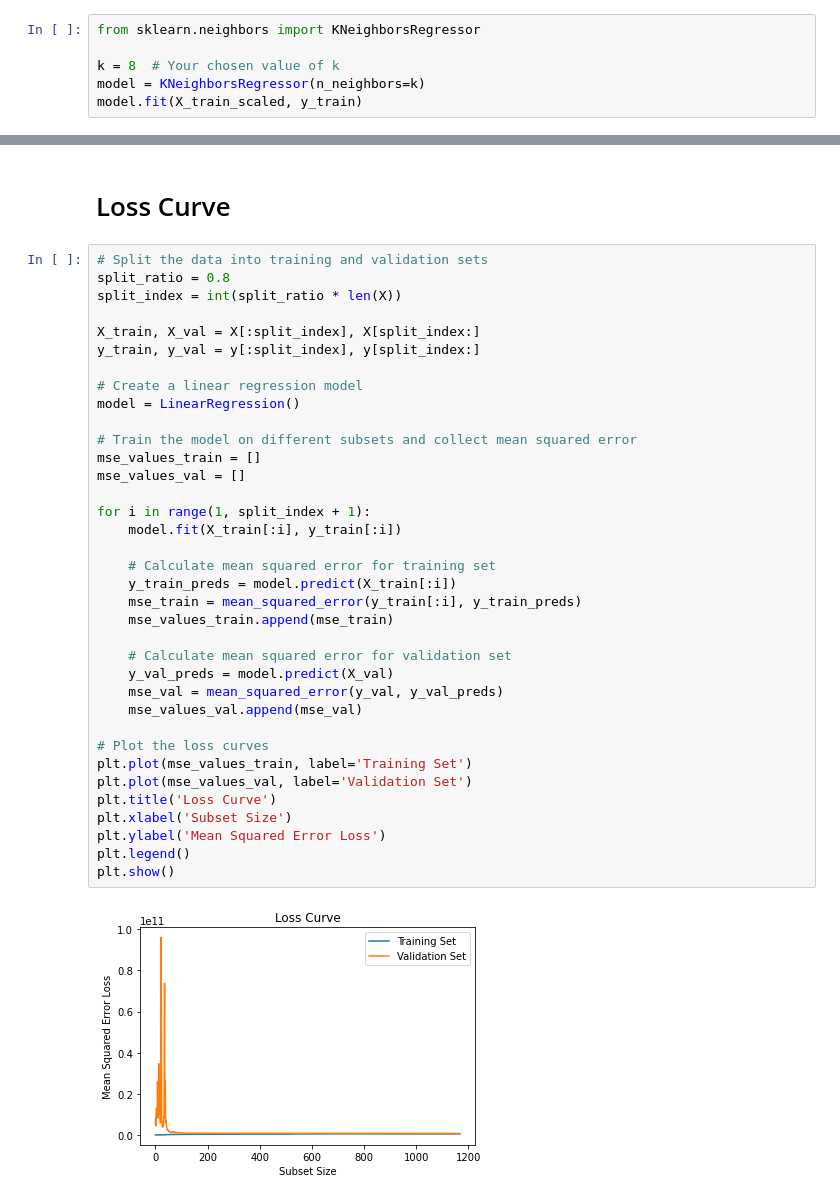
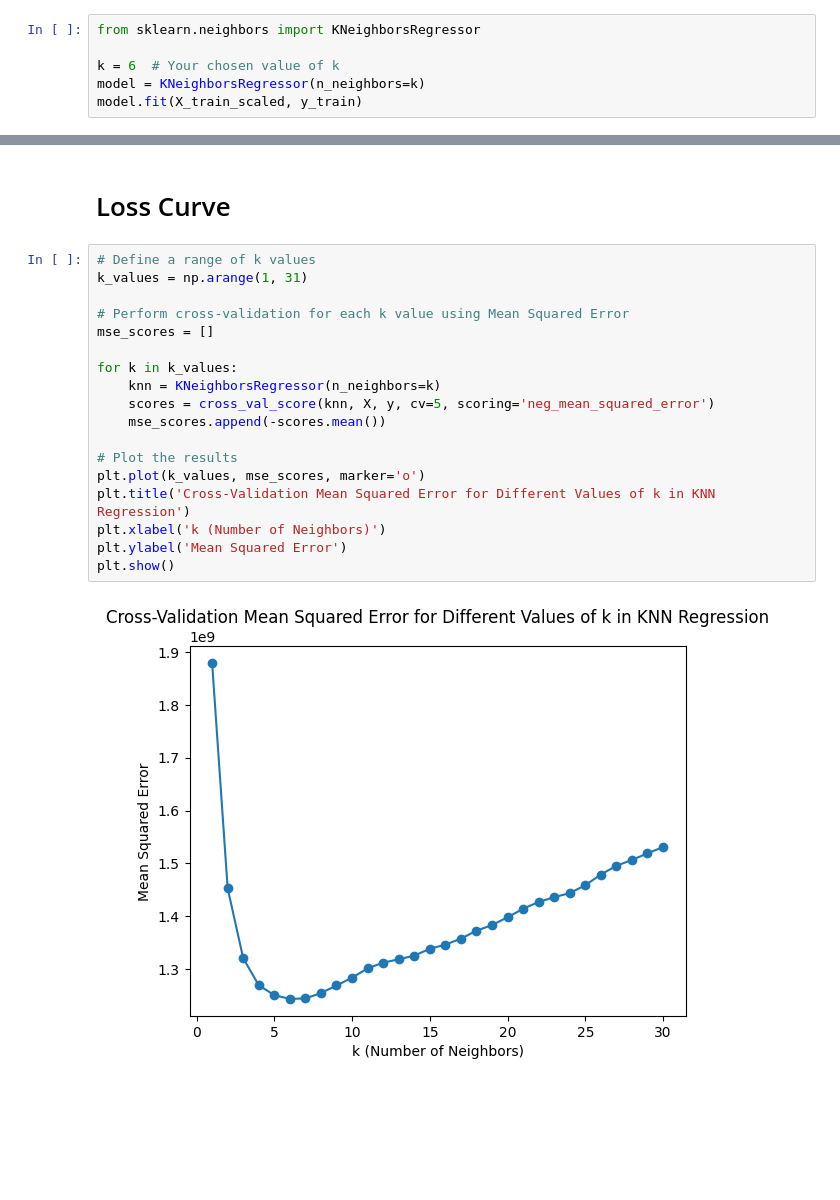
Before and after one commit to yousefsalah14/ML_Project, a Jupyter notebook: knn.ipynb, the cells around one changed output, grey strips where cells are left out. Drawn from its saved outputs; the diff is of its cells as text; blank space fills up the shorter version.

```diff
--- a/knn.ipynb
+++ b/knn.ipynb
@@ -149,7 +153,7 @@ X_test_scaled = scaler.transform(X_test)
 # %%
 from sklearn.neighbors import KNeighborsRegressor
 
-k = 8  # Your chosen value of k
+k = 6  # Your chosen value of k
 model = KNeighborsRegressor(n_neighbors=k)
 model.fit(X_train_scaled, y_train)
 # %% [output]
@@ -195,40 +196,22 @@ plt.show()
 # %% [markdown]
 # Loss Curve
 # %%
-# Split the data into training and validation sets
-split_ratio = 0.8
-split_index = int(split_ratio * len(X))
+# Define a range of k values
+k_values = np.arange(1, 31)
 
-X_train, X_val = X[:split_index], X[split_index:]
-y_train, y_val = y[:split_index], y[split_index:]
+# Perform cross-validation for each k value using Mean Squared Error
+mse_scores = []
 
-# Create a linear regression model
-model = LinearRegression()
+for k in k_values:
+    knn = KNeighborsRegressor(n_neighbors=k)
+    scores = cross_val_score(knn, X, y, cv=5, scoring='neg_mean_squared_error')
+    mse_scores.append(-scores.mean())
 
-# Train the model on different subsets and collect mean squared error
-mse_values_train = []
-mse_values_val = []
-
-for i in range(1, split_index + 1):
-    model.fit(X_train[:i], y_train[:i])
-
-    # Calculate mean squared error for training set
-    y_train_preds = model.predict(X_train[:i])
-    mse_train = mean_squared_error(y_train[:i], y_train_preds)
-    mse_values_train.append(mse_train)
-
-    # Calculate mean squared error for validation set
-    y_val_preds = model.predict(X_val)
-    mse_val = mean_squared_error(y_val, y_val_preds)
-    mse_values_val.append(mse_val)
-
-# Plot the loss curves
-plt.plot(mse_values_train, label='Training Set')
-plt.plot(mse_values_val, label='Validation Set')
-plt.title('Loss Curve')
-plt.xlabel('Subset Size')
-plt.ylabel('Mean Squared Error Loss')
-plt.legend()
+# Plot the results
+plt.plot(k_values, mse_scores, marker='o')
+plt.title('Cross-Validation Mean Squared Error for Different Values of k in KNN Regression')
+plt.xlabel('k (Number of Neighbors)')
+plt.ylabel('Mean Squared Error')
 plt.show()
 # %% [output]
-[figure, old version]
+[figure, new version]
```
Also changed, not shown: parts of 9 cells of this notebook, 2 other files.
